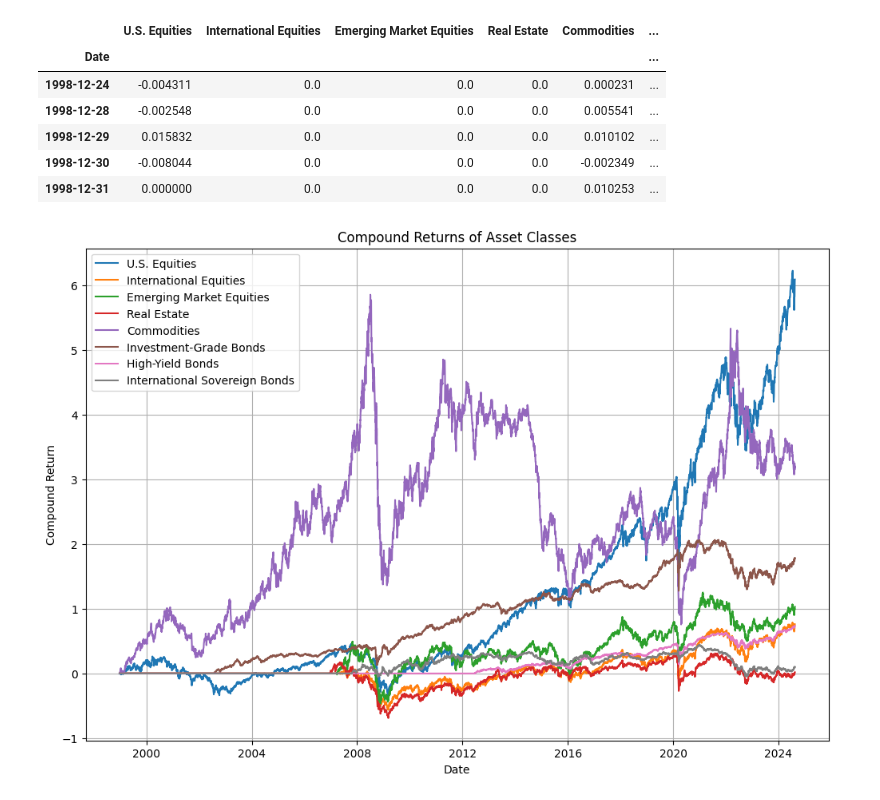
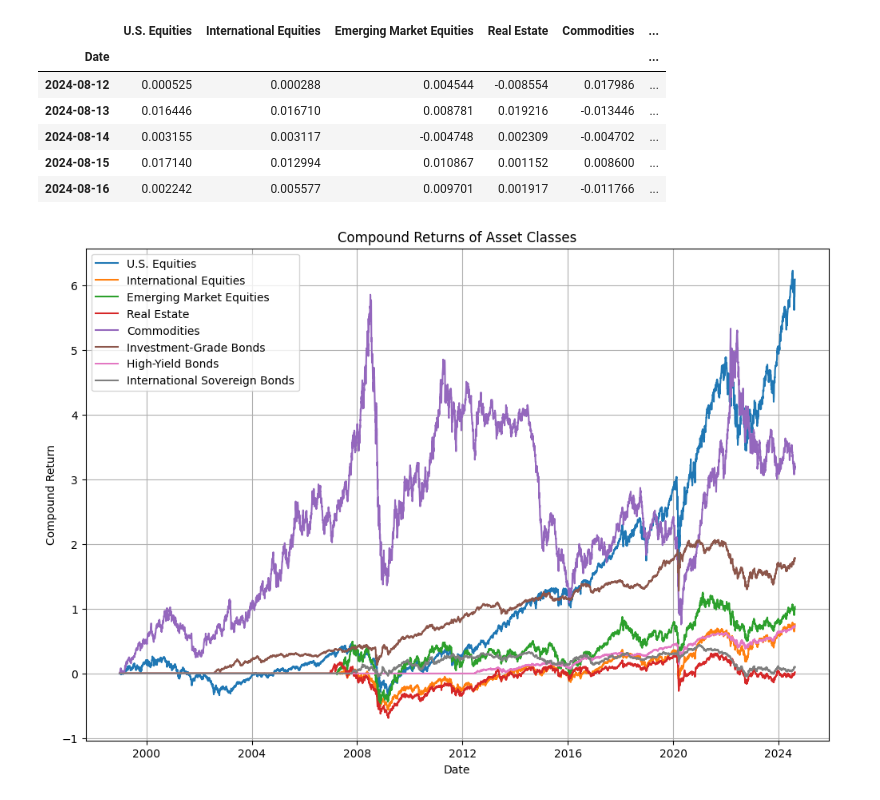
Before and after one commit to AlainDaccache/Quantropy, a Jupyter notebook: src/Diversification - Post Modern Portfolio Theory.ipynb, the cells around one changed output. Saved outputs shown, nothing was run; the diff lists cells and outputs as text; code cells hidden in the pictures.

```diff
--- a/src/Diversification - Post Modern Portfolio Theory.ipynb
+++ b/src/Diversification - Post Modern Portfolio Theory.ipynb
@@ -34,16 +34,16 @@ end_date = datetime.today().strftime("%Y-%m-%d")
 # %%
 tickers = dict(sp_dj_asset_tickers)
 
 returns_df = download_tickers_returns(tickers=tickers, start_date="1998-12-23", cache_path="../data/historical-asset-classes-returns.csv")
-returns_df.head()
+returns_df.tail()
 # %% [output]
 |  | U.S. Equities | International Equities | Emerging Market Equities | Real Estate | Commodities | ... |
 | Date |  |  |  |  |  | ... |
-| 1998-12-24 | -0.004311 | 0.0 | 0.0 | 0.0 | 0.000231 | ... |
-| 1998-12-28 | -0.002548 | 0.0 | 0.0 | 0.0 | 0.005541 | ... |
-| 1998-12-29 | 0.015832 | 0.0 | 0.0 | 0.0 | 0.010102 | ... |
-| 1998-12-30 | -0.008044 | 0.0 | 0.0 | 0.0 | -0.002349 | ... |
-| 1998-12-31 | 0.000000 | 0.0 | 0.0 | 0.0 | 0.010253 | ... |
+| 2024-08-12 | 0.000525 | 0.000288 | 0.004544 | -0.008554 | 0.017986 | ... |
+| 2024-08-13 | 0.016446 | 0.016710 | 0.008781 | 0.019216 | -0.013446 | ... |
+| 2024-08-14 | 0.003155 | 0.003117 | -0.004748 | 0.002309 | -0.004702 | ... |
+| 2024-08-15 | 0.017140 | 0.012994 | 0.010867 | 0.001152 | 0.008600 | ... |
+| 2024-08-16 | 0.002242 | 0.005577 | 0.009701 | 0.001917 | -0.011766 | ... |
 # %%
 # Calculate compound returns
 compound_returns = (1 + returns_df).cumprod() - 1
```
Also changed, not shown: parts of 8 cells of this notebook, 3 other files.
